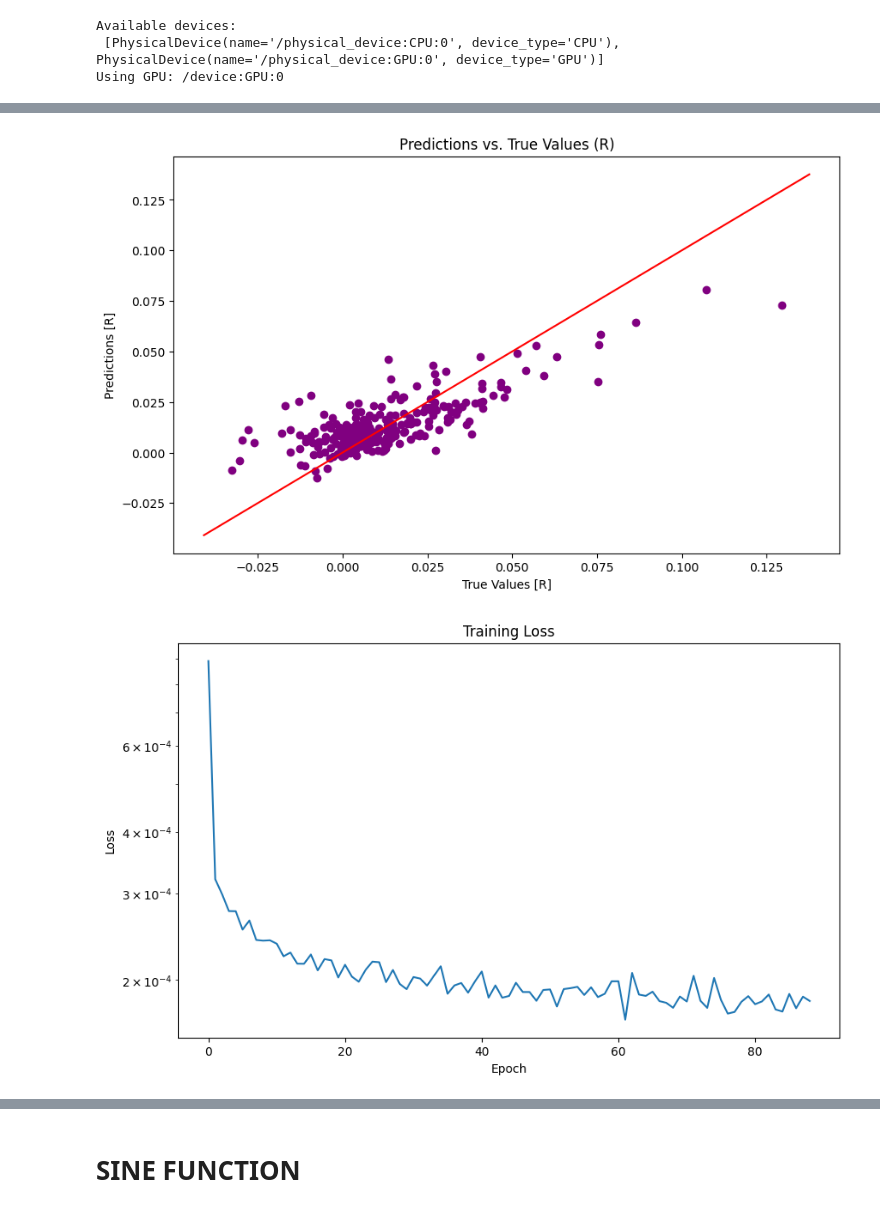
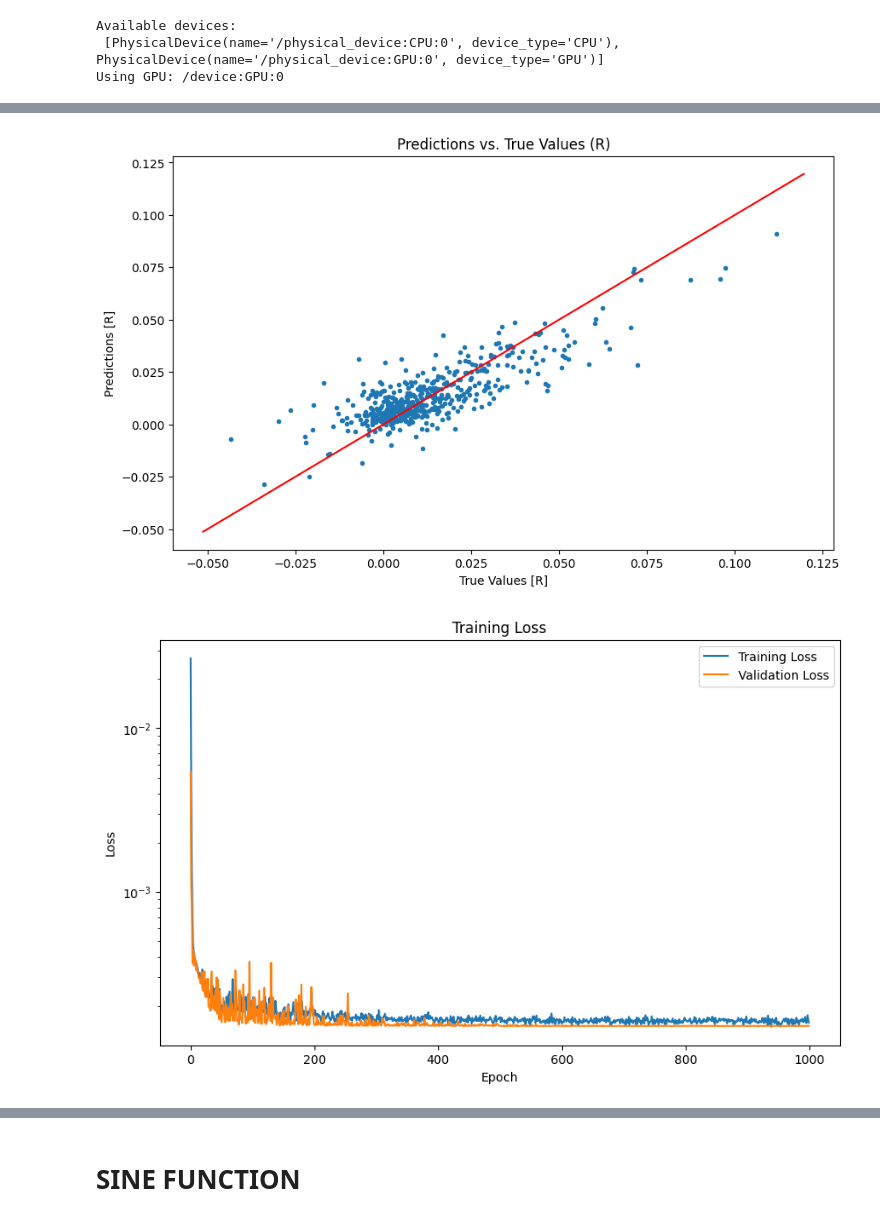
Before and after one commit to nbibrahim/The_Nurul_Network, a Jupyter notebook: train_test/WORKING_NN_FF.ipynb, the cells around one changed output, grey strips where cells are left out. Cells and saved outputs as stored; diff of their text form; code cells hidden in the pictures.

```diff
--- a/train_test/WORKING_NN_FF.ipynb
+++ b/train_test/WORKING_NN_FF.ipynb
@@ -39,10 +41,10 @@ Available devices:
  [PhysicalDevice(name='/physical_device:CPU:0', device_type='CPU'), PhysicalDevice(name='/physical_device:GPU:0', device_type='GPU')]
 Using GPU: /device:GPU:0
 # %%
-data = pd.read_csv('./data/train_data_subsampled_autocorr.csv')
+data = pd.read_csv('./data/train_data_subsampled_autocorr1.csv')
 
 y = data['R']
 X = data.drop(['R'], axis=1)
 
-X_train, X_test, y_train, y_test = train_test_split(X, y, test_size=0.2, shuffle=True, random_state=42)
+X_train, X_test, y_train, y_test = train_test_split(X, y, test_size=0.2, shuffle=False, random_state=42)
 # %%
@@ -54,11 +75,4 @@ print(X_train.shape)
 # %%
-# model = keras.Sequential([
-#     keras.layers.Dense(17, activation='tanh', input_shape=(17,), kernel_initializer='glorot_normal'),
-#     keras.layers.Dense(7, activation='tanh', kernel_initializer='glorot_normal'),
-#     keras.layers.Dropout(rate=0.2),
-#     keras.layers.Dense(7, activation='tanh', kernel_initializer='glorot_normal'),
-#     keras.layers.Dense(1)
-# ])
 model = keras.Sequential([
     keras.layers.Dense(5, activation='tanh', input_shape=(5,), kernel_initializer='glorot_normal'),
     keras.layers.Dropout(rate=0.2),
@@ -67,23 +81,31 @@ model = keras.Sequential([
 ])
 
 # Create the optimizer
-optimizer = keras.optimizers.Adam(learning_rate = 0.005, beta_1=0.9, beta_2=0.999)
+optimizer = keras.optimizers.Adam(learning_rate = 0.1, beta_1=0.9, beta_2=0.999)
 
 # Compile the model
 model.compile(optimizer=optimizer, loss='mse')
 
 # Train the model
-epochs = 100  # Number of training iterations
-batch_size = 8  # Number of samples per gradient update
+epochs = 1000  # Number of training iterations
+batch_size = 128  # Number of samples per gradient update
 
 # Create a learning rate scheduler
-lr_scheduler = ReduceLROnPlateau(factor=0.5, patience=3, min_lr=1e-3)
+lr_scheduler = ReduceLROnPlateau(factor=0.5, patience=60, min_lr=0.0001)
 
 # Create an early stopping callback
-early_stopping_callback = tf.keras.callbacks.EarlyStopping(monitor='val_loss', patience=10, mode="min", restore_best_weights=True)
+early_stopping_callback = tf.keras.callbacks.EarlyStopping(monitor='val_loss', patience=100, mode="min", restore_best_weights=True)
+
+#Create a csv logger
+csv_logger = tf.keras.callbacks.CSVLogger('training.log')
+
+#Create a TensorBoard callback
+!rm -rf ./logs/ # Clear any logs from previous runs
+log_dir = "logs/fit/" + datetime.datetime.now().strftime("%Y%m%d-%H%M%S")
+tensorboard_callback = tf.keras.callbacks.TensorBoard(log_dir=log_dir, histogram_freq=1)
 
 # Add the scheduler to the callbacks list
-callbacks = [lr_scheduler, early_stopping_callback]
+callbacks = [lr_scheduler]
 
 history = model.fit(X_train, y_train, epochs=epochs, batch_size=batch_size, callbacks=callbacks, validation_split=0.2)
 # %% [output]
@@ -121,24 +143,27 @@ Test loss: 0.00016739015700295568
 # %%
 # Plot the predictions against the actual values
 plt.figure(figsize=(10, 6))
-plt.scatter(pd.DataFrame(y_test).iloc[:,0], predictions, color='purple')
+plt.plot(pd.DataFrame(y_test).iloc[:,0], predictions, '.')
+# plt.plot(y_test_2d, predictions, '.')
 plt.xlabel('True Values [R]')
 plt.ylabel('Predictions [R]')
 plt.title('Predictions vs. True Values (R)')
 # Make a 45 degree line in the same scale and range
 x = np.linspace(*plt.gca().get_xlim())
 plt.plot(x, x,'-', color='red')
 
 # Plot the loss vs. epochs
 plt.figure(figsize=(10, 6))
-plt.semilogy(history.history['loss'])
+plt.semilogy(history.history['loss'], label='Training Loss')
+plt.semilogy(history.history['val_loss'], label='Validation Loss')
 plt.xlabel('Epoch')
 plt.ylabel('Loss')
+plt.legend()
 plt.title('Training Loss')
 plt.show()
 # %% [output]
-[figure, old version]
+[figure, new version]
-[figure, old version]
+[figure, new version]
 # %%
 plt.figure(figsize=(10, 6))
 #Plot the true output and the predicted output
```
Also changed, not shown: parts of 18 cells of this notebook, 4 other files.
